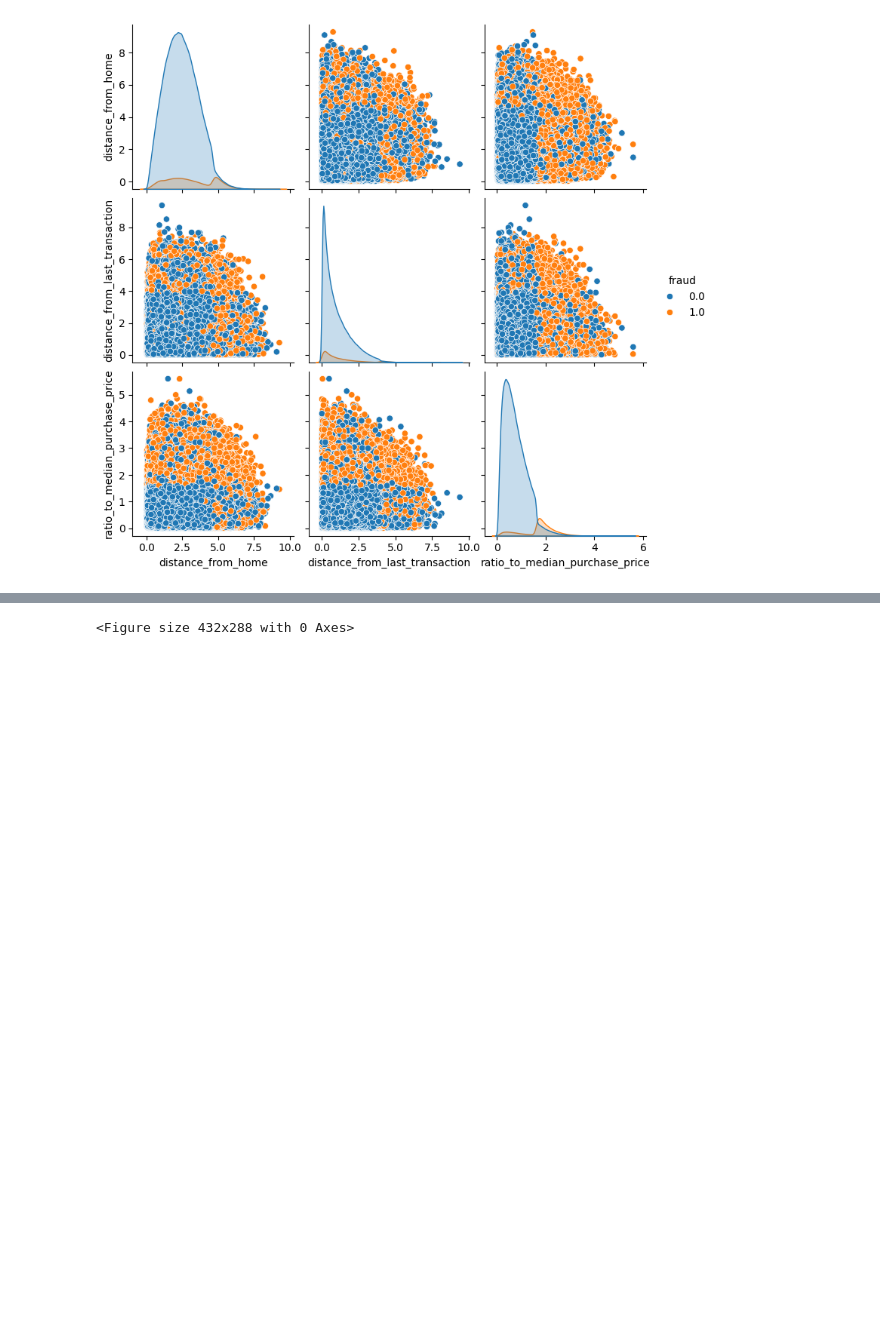
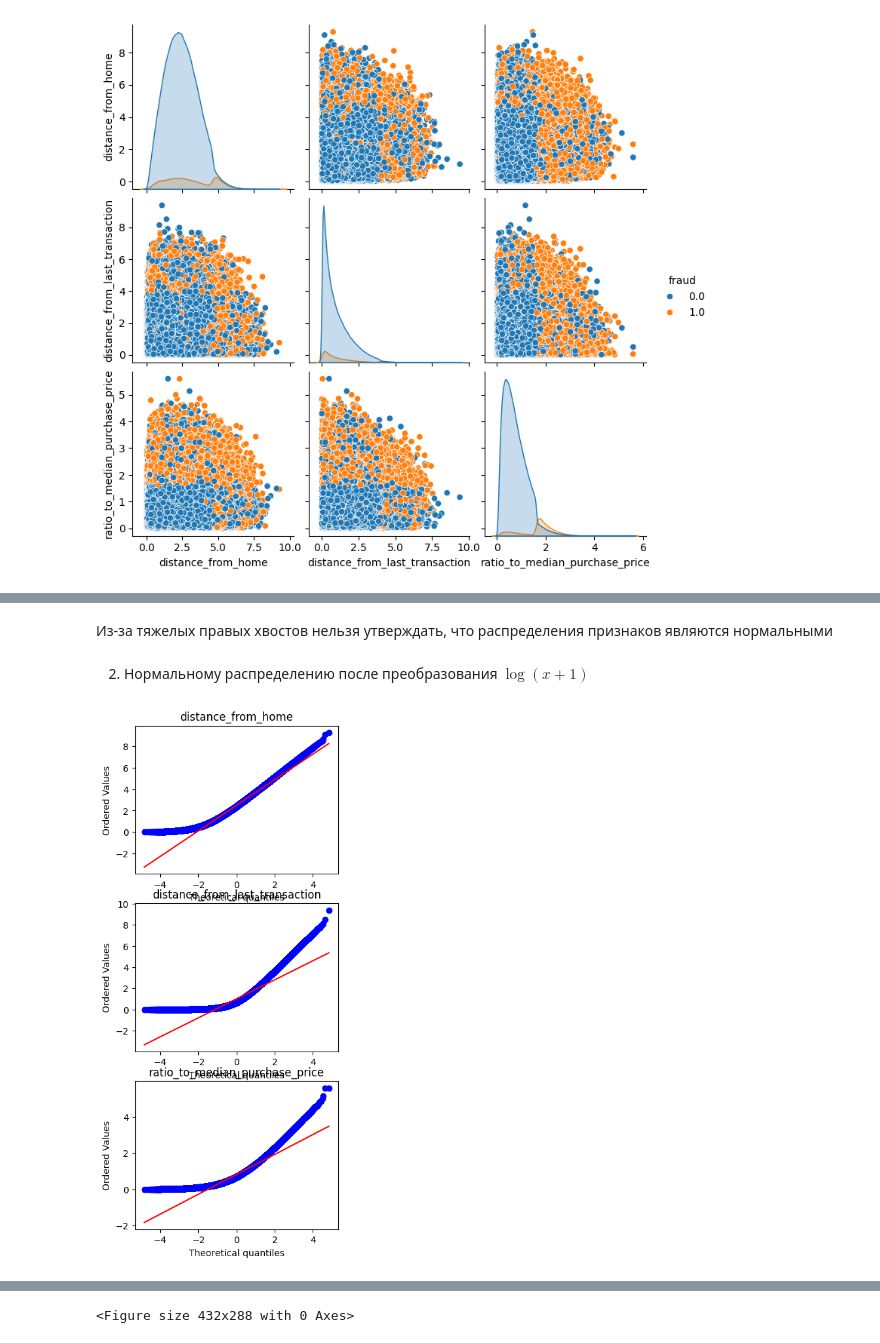
Before and after one commit to antohachekhov/Credit-Card-Fraud, a Jupyter notebook: eda_dataset.ipynb, the cells around one changed output, grey strips where cells are left out. Cells and saved outputs as stored; diff of their text form; code cells hidden in the pictures; blank space fills up the shorter version.

```diff
--- a/eda_dataset.ipynb
+++ b/eda_dataset.ipynb
@@ -158,11 +167,12 @@ plt.show()
 # %%
 import seaborn as sns
 
-dataset_log = dataset[numeric_features + ['fraud']].copy()
+# Сделаем копию датасета, содержащую значения числовых признаков после лог-преобразования
+dataset_log1p = dataset[numeric_features + ['fraud']].copy()
 for col in numeric_features:
-    dataset_log[col] = np.log1p(dataset[col])
-
-sns.pairplot(dataset_log, hue="fraud")
+    dataset_log1p[col] = np.log1p(dataset[col]) # сделаем лог-преобразование log(1+x),
+                                                # чтобы сохранить строгую положительность признаков
+sns.pairplot(dataset_log1p, hue="fraud")
 # %% [output]
 <seaborn.axisgrid.PairGrid at 0x...>
 [figure]
@@ -233,0 +203,12 @@ print(f"Доля мошенничества в данных для выброс
+# %% [markdown]
+Из-за тяжелых правых хвостов нельзя утверждать, что распределения признаков являются нормальными
+# %% [markdown]
+2. Нормальному распределению после преобразования $\log(x+1)$
+# %%
+fig, axis = plt.subplots(3, 1, figsize=(4, 10))
+for i, feature in enumerate(numeric_features):
+  stats.probplot(dataset_log1p[feature], dist="norm", plot=axis[i])
+  axis[i].set_title(feature)
+plt.show()
+# %% [output]
+[figure, added]
```
Also changed, not shown: parts of 38 cells of this notebook.
